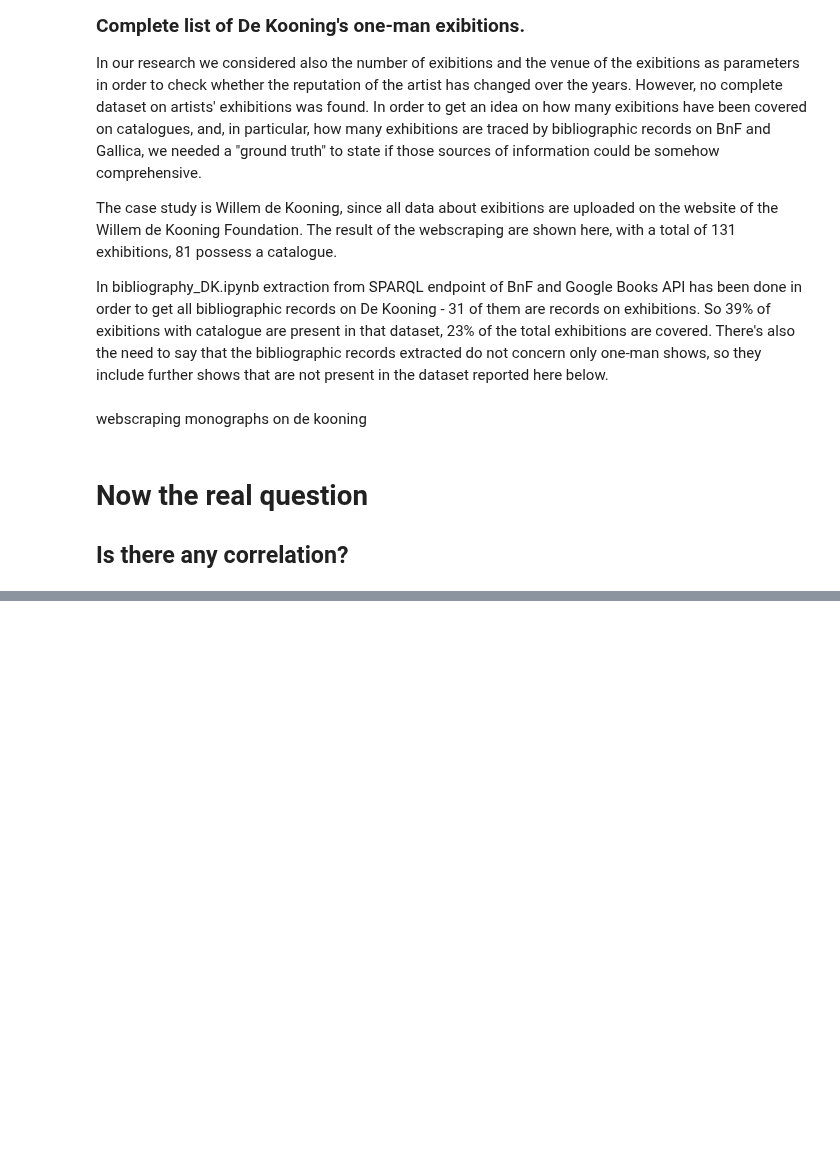
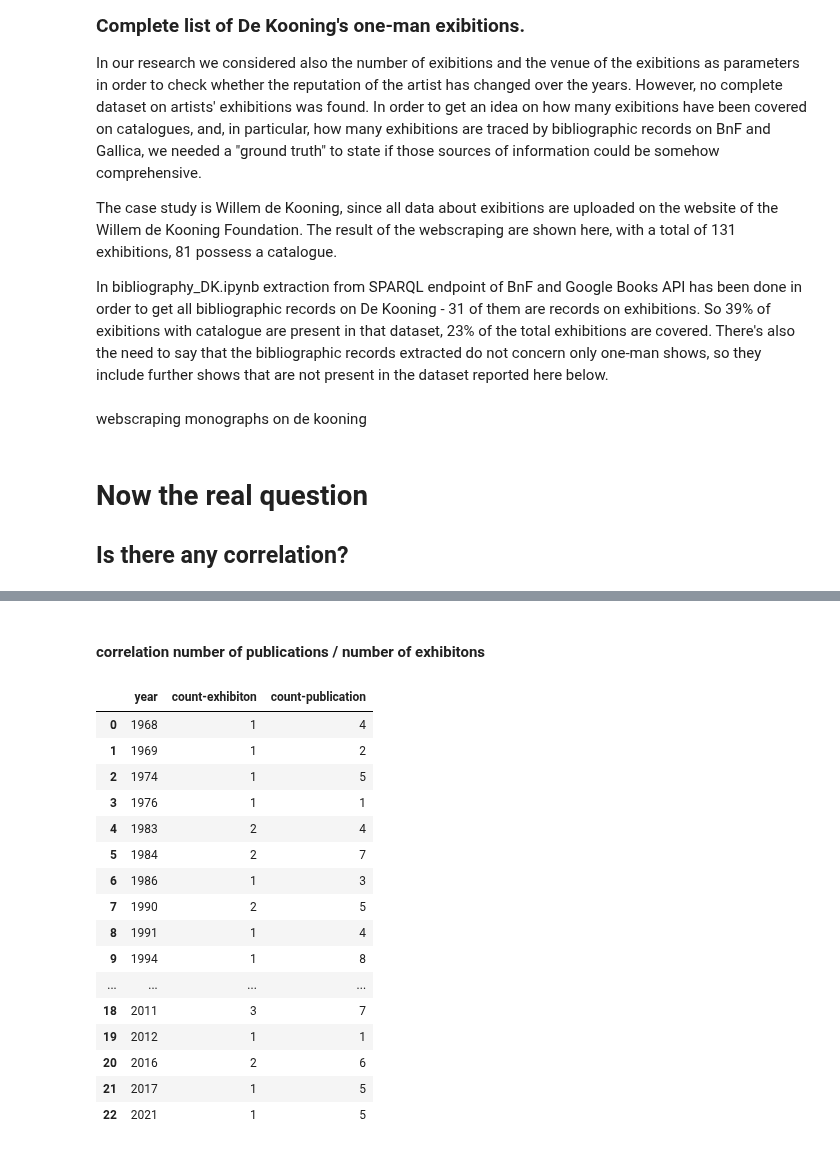
Before and after one commit to giorgiacrosilla/reputationera, a Jupyter notebook: tobesent/reputation_era.ipynb, the cells around one changed output, grey strips where cells are left out. Saved outputs shown, nothing was run; the diff lists cells and outputs as text; code cells hidden in the pictures; blank space fills up the shorter version.

```diff
--- a/tobesent/reputation_era.ipynb
+++ b/tobesent/reputation_era.ipynb
@@ -2133,3 +2486,34 @@ plt.xlabel('Count Selling')
 plt.ylabel('Count Publication')
 plt.grid(True)
 plt.show()
+# %% [markdown]
+#### correlation number of publications / number of exhibitons
+# %%
+#year_counts_df_dk
+# Convert 'soldtime' columns to string data type
+year_counts_df_dk['year'] = year_counts_df_dk['year'].astype(str)
+publications_counts['soldtime'] = publications_counts['soldtime'].astype(str)
+
+# Merge the two DataFrames on 'soldtime' column
+exhibition_publication_df = year_counts_df_dk.merge( publications_counts, left_on='year', right_on='soldtime', how='inner', suffixes=('-exhibiton', '-publication'))
+
+# Output the merged DataFrame with selected columns
+exhibition_publication_df[['year', 'count-exhibiton', 'count-publication']]
+# %% [output]
+|  | year | count-exhibiton | count-publication |
+| 0 | 1968 | 1 | 4 |
+| 1 | 1969 | 1 | 2 |
+| 2 | 1974 | 1 | 5 |
+| 3 | 1976 | 1 | 1 |
+| 4 | 1983 | 2 | 4 |
+| 5 | 1984 | 2 | 7 |
+| 6 | 1986 | 1 | 3 |
+| 7 | 1990 | 2 | 5 |
+| 8 | 1991 | 1 | 4 |
+| 9 | 1994 | 1 | 8 |
+| ... | ... | ... | ... |
+| 18 | 2011 | 3 | 7 |
+| 19 | 2012 | 1 | 1 |
+| 20 | 2016 | 2 | 6 |
+| 21 | 2017 | 1 | 5 |
+| 22 | 2021 | 1 | 5 |
```
Also changed, not shown: parts of 37 cells of this notebook, 5 other files.
